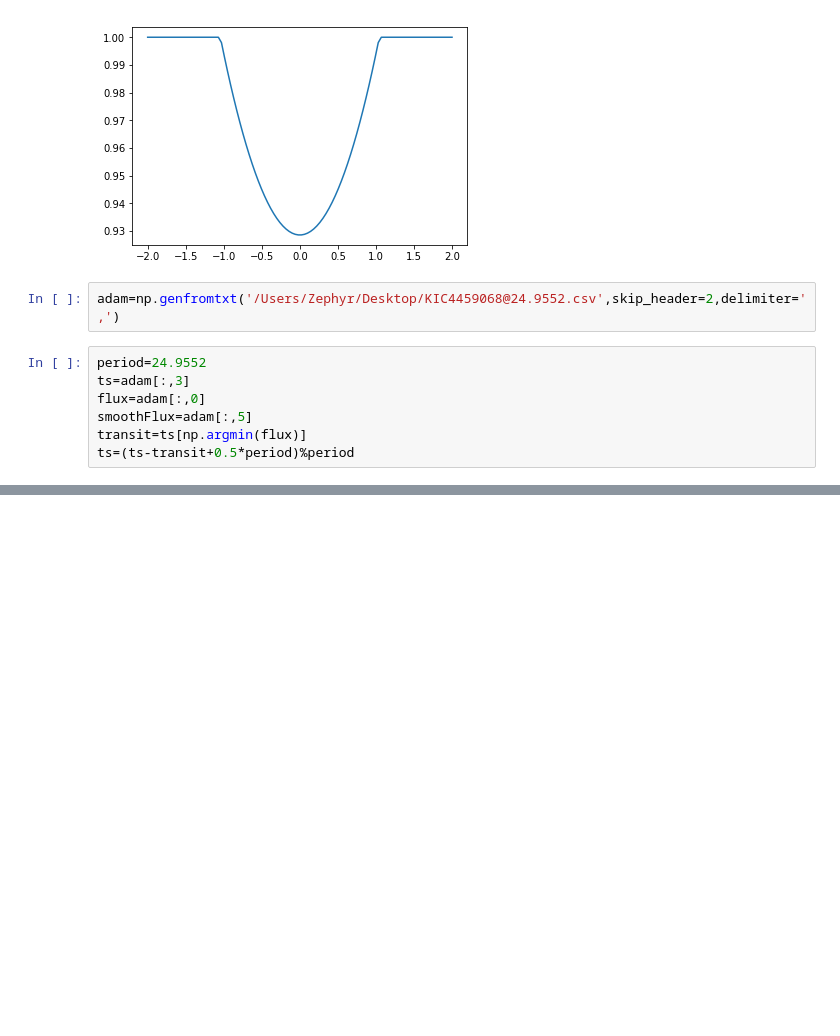
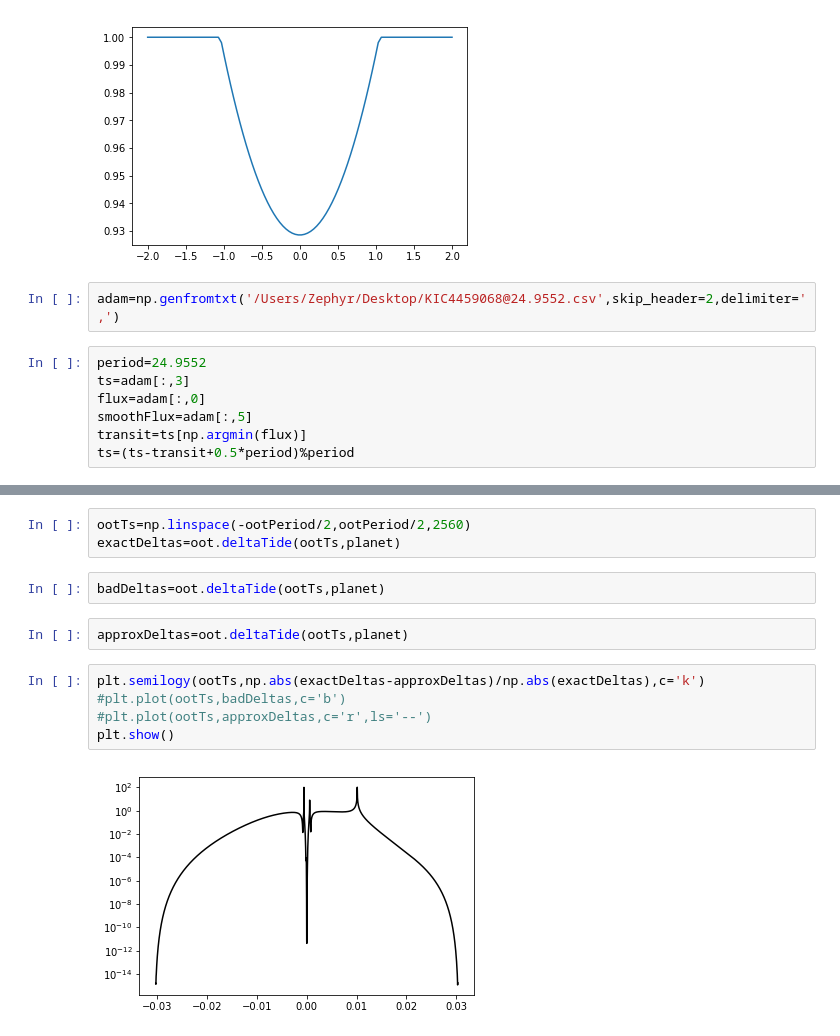
Before and after one commit to zpenoyre/OoT, a Jupyter notebook: ootExample.ipynb, the cells around one changed output, grey strips where cells are left out. Cells and saved outputs as stored; diff of their text form; blank space fills up the shorter version.

```diff
--- a/ootExample.ipynb
+++ b/ootExample.ipynb
@@ -158,0 +159,14 @@ plt.show()
+# %%
+ootTs=np.linspace(-ootPeriod/2,ootPeriod/2,2560)
+exactDeltas=oot.deltaTide(ootTs,planet)
+# %%
+badDeltas=oot.deltaTide(ootTs,planet)
+# %%
+approxDeltas=oot.deltaTide(ootTs,planet)
+# %%
+plt.semilogy(ootTs,np.abs(exactDeltas-approxDeltas)/np.abs(exactDeltas),c='k')
+#plt.plot(ootTs,badDeltas,c='b')
+#plt.plot(ootTs,approxDeltas,c='r',ls='--')
+plt.show()
+# %% [output]
+[figure, added]
```
Also changed, not shown: parts of 6 cells of this notebook, 2 other files.
